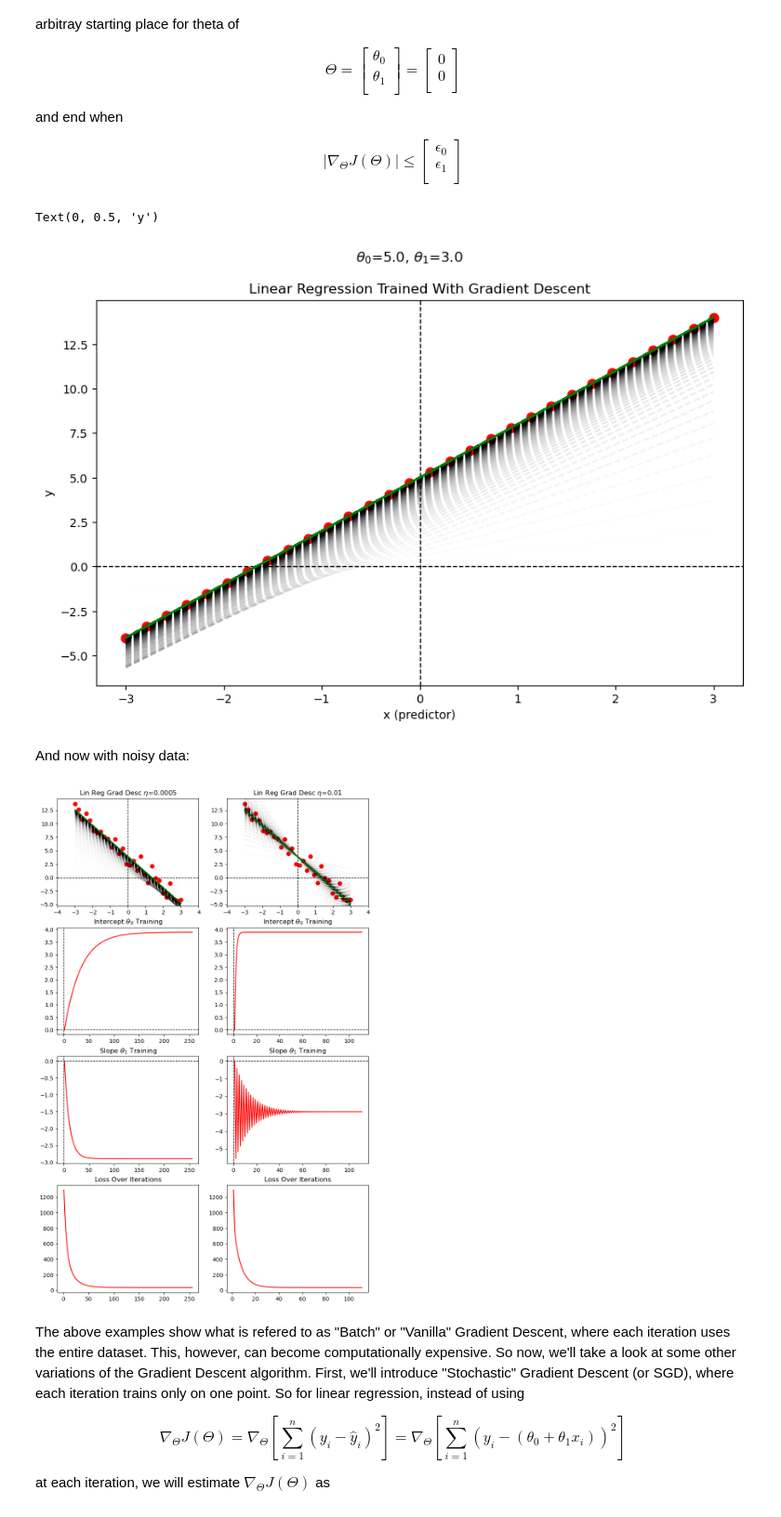
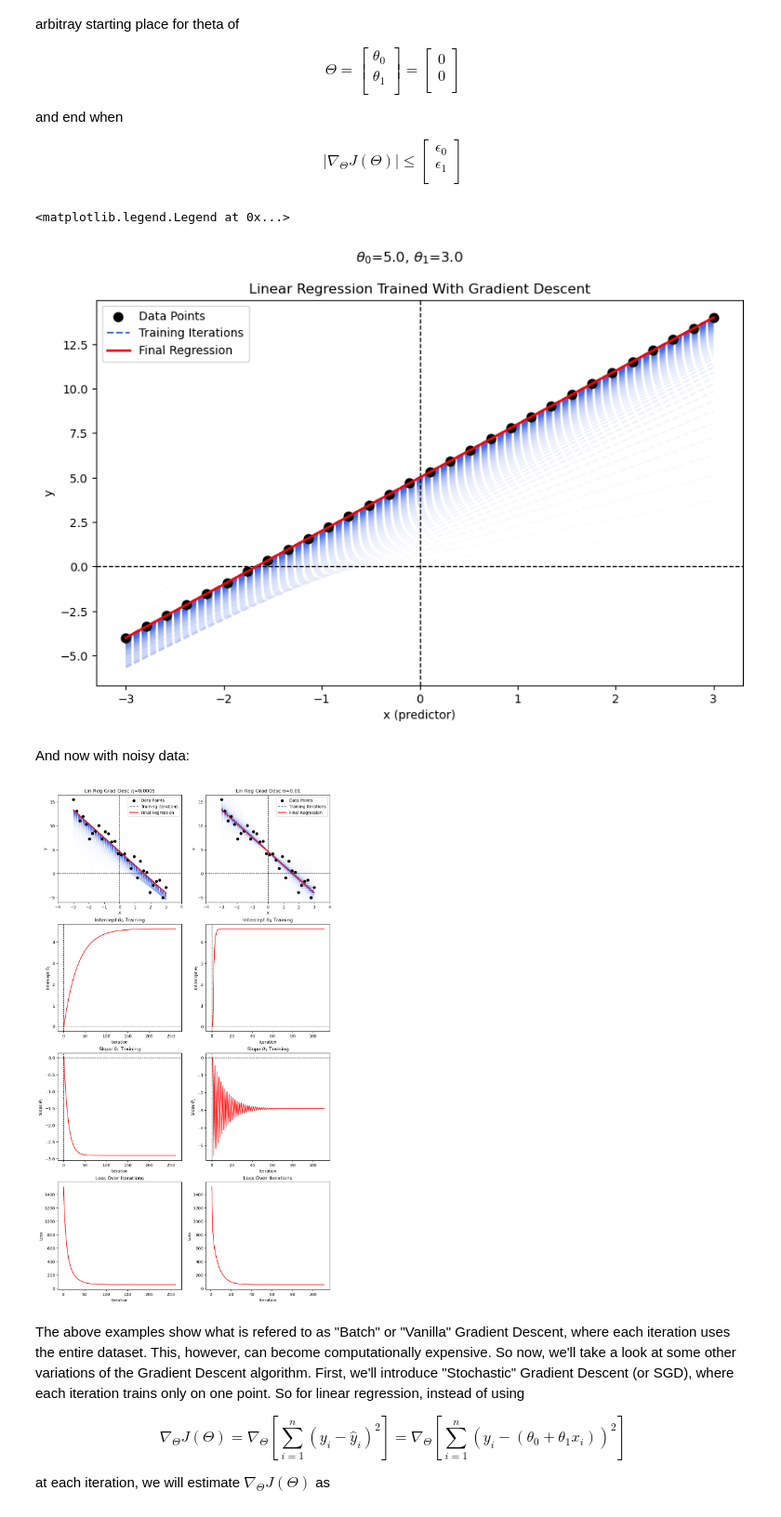
Before and after one commit to JakeLarimer/MLAlgosFromScratch, a Jupyter notebook: LinearRegressionWithGradientDescent.ipynb, the cells around one changed output. Shown at 93% size. Drawn from its saved outputs; the diff is of its cells as text; code cells hidden in the pictures.

Commit message:
Updates to graph formatting

```diff
--- a/LinearRegressionWithGradientDescent.ipynb
+++ b/LinearRegressionWithGradientDescent.ipynb
@@ -202,20 +202,26 @@ plt.figure(figsize=(10,6))
 plt.axhline(0, color='black', linestyle='--', linewidth=1)
 plt.axvline(0, color='black', linestyle='--', linewidth=1)
 
-plt.scatter(x, y, color="red", s=60)
+plt.scatter(x, y, color='black', s=60, zorder=2, label="Data Points")
 
-for i in range(num_iters-1):
-    plt.plot(x, ypred_list[i], color='black', alpha=(i+1)/num_iters, linestyle="--")
 
-plt.plot(x, ypred_list[-1], color='green', linewidth=2)
+# Plotting training iterations
+for i in range(num_iters-2):
+    plt.plot(x, ypred_list[i], color='royalblue', alpha=(i+1)/num_iters, linestyle="--", zorder=1)
+
+plt.plot(x, ypred_list[-2], color='royalblue', alpha=1, linestyle="--", zorder=1, label="Training Iterations")
+
+# Plotting final regression
+plt.plot(x, ypred_list[-1], color='r', linewidth=2, zorder=3, label="Final Regression")
 
 plt.title("Linear Regression Trained With Gradient Descent")
 plt.suptitle(f"$\\theta_0$={round(theta[0],2)}, $\\theta_1$={round(theta[1],2)}")
 plt.xlabel("x (predictor)")
 plt.ylabel("y")
+plt.legend()
 # %% [output]
-Text(0, 0.5, 'y')
+<matplotlib.legend.Legend at 0x...>
-[figure, old version]
+[figure, new version]
 # %% [markdown]
 And now with noisy data:
 # %%
@@ -279,45 +285,59 @@ for k in range(len(etascale)):
         num_iters[k] += 1
 
 
-fig, axes = plt.subplots(4, len(etascale), figsize=(10,16))
+fig, axes = plt.subplots(4, len(etascale), figsize=(12,22))
 
 
 for j in range(len(etascale)):
 
     for k in range(3):
         axes[k, j].axhline(0, color='black', linestyle='--', linewidth=1)
         axes[k, j].axvline(0, color='black', linestyle='--', linewidth=1)
 
-    # Plotting Points and Regression
-    axes[0, j].scatter(x, y, color="red", s=50)
-    for i in range(num_iters[j]-1):
-        axes[0, j].plot(x, ypred_list[j][i], color='black', alpha=(i+1)/num_iters[j], linestyle="--")
-    axes[0, j].plot(x, ypred_list[j][-1], color='green', linewidth=2)
+    # Plotting Points
+    axes[0, j].scatter(x, y, color='black', s=40, zorder=2, label="Data Points")
+
+    # Plotting previous regression iterations
+    for i in range(num_iters[j]-2):
+        axes[0, j].plot(x, ypred_list[j][i], color='royalblue', alpha=(i+1)/num_iters[j], linestyle="--", zorder=1)
+
+    axes[0, j].plot(x, ypred_list[j][-2], color='royalblue', alpha=1, linestyle="--", zorder=1, label="Training Iterations")
+
+    axes[0, j].plot(x, ypred_list[j][-1], color='red', linewidth=2, zorder=3, label="Final Regression")
     axes[0, j].set_title(f"Lin Reg Grad Desc $\\eta$={etascale[j]}")
     axes[0, j].set_xlim(min(x)-1, max(x)+1)
     axes[0, j].set_ylim(min(y)-1, max(y)+1)
+    axes[0, j].set_xlabel("X")
+    axes[0, j].set_ylabel("y")
+    axes[0, j].legend()
 
     # Plotting theta[0] over iterations
     axes[1, j].plot(list(range(1, num_iters[j]+1)), [theta_vec[0] for theta_vec in theta[j]], color="red")#, s=50)
     axes[1, j].set_title(f"Intercept $\\theta_0$ Training")
+    axes[1, j].set_xlabel("Iteration")
+    axes[1, j].set_ylabel(f"Intercept $\\theta_0$")
 
     # Plotting theta[1] over iterations
     axes[2, j].plot(list(range(1, num_iters[j]+1)), [theta_vec[1] for theta_vec in theta[j]], color="red")#, s=50)
     axes[2, j].set_title(f"Slope $\\theta_1$ Training")
+    axes[2, j].set_xlabel("Iteration")
+    axes[2, j].set_ylabel(f"Slope $\\theta_1$")
 
     # Plotting loss over time
     J = []
 
     for i in range(num_iters[j]):
 
         Jval = np.sum((y - ypred_list[j][i]) ** 2)
 
         J.append(Jval)
 
     axes[3, j].set_title(f"Loss Over Iterations")
-    axes[3, j].plot(list(range(1, num_iters[j]+1)), J, color="red")#, s=50)
+    axes[3, j].plot(list(range(1, num_iters[j]+1)), J, color="red")
+    axes[3, j].set_xlabel("Iteration")
+    axes[3, j].set_ylabel("Loss")
 # %% [output]
-[figure, old version]
+[figure, new version]
 # %% [markdown]
 The above examples show what is refered to as "Batch" or "Vanilla" Gradient Descent, where each iteration uses the entire dataset. This, however, can become computationally expensive. So now, we'll take a look at some other variations of the Gradient Descent algorithm. First, we'll introduce "Stochastic" Gradient Descent (or SGD), where each iteration trains only on one point. So for linear regression, instead of using
 
```
Also changed, not shown: parts of 1 cell of this notebook.
